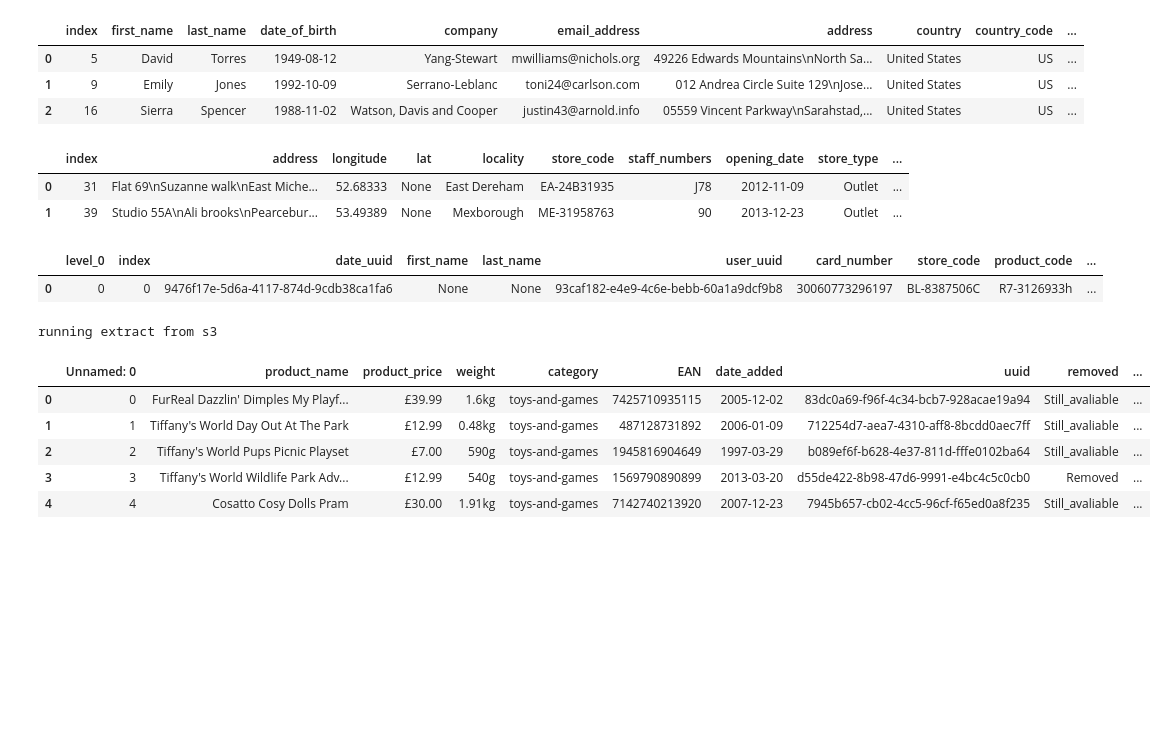
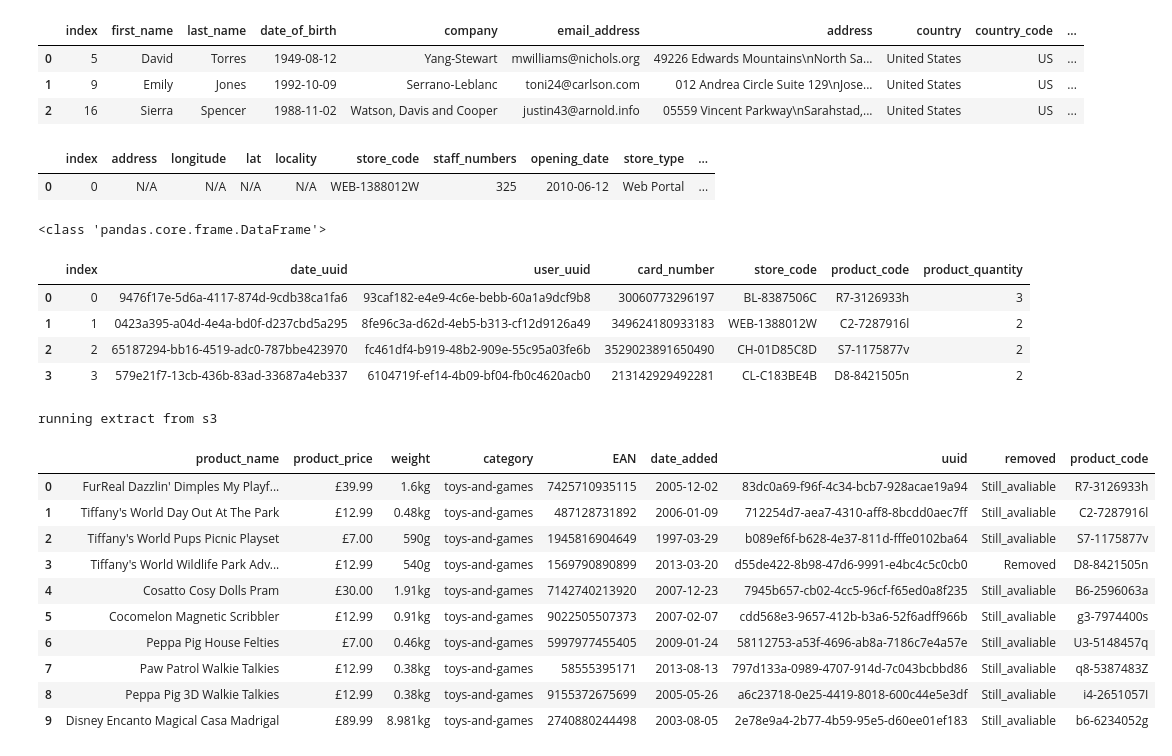
Before and after one commit to Lost-Crow23/multinational-retail-data-centralisation, a Jupyter notebook: scratch.ipynb, the cells around one changed output. Drawn from its saved outputs; the diff is of its cells as text; code cells hidden in the pictures; blank space fills up the shorter version.

```diff
--- a/scratch.ipynb
+++ b/scratch.ipynb
@@ -87,7 +91,7 @@ legacy_store_details = pd.read_sql_table('legacy_store_details', engine)
 # Define your SQL query
 # query = "SELECT * FROM legacy_users WHERE first_name = 'Danielle' and last_name = 'Bryan'"
 # card_number_pattern = '?'
-query = "SELECT * FROM legacy_store_details WHERE store_type = 'Outlet'"
+query = "SELECT * FROM legacy_store_details WHERE longitude = 'N/A'"
 # \WHERE card_number LIKE pattern"
 # params = {'pattern': f'%{card_number_pattern}%'}
 # Execute the query and store the result in a DataFrame
@@ -95,11 +99,12 @@ result_df = pd.read_sql_query(query, engine)
 
 # Display the result
 df = pd.DataFrame(result_df)
-df.head(2)
+# df.drop(columns = ['level_0'])
+# df['staff_numbers'] = df['staff_numbers'].str.replace(r"(\D)", "", regex = True)
+df.head(10)
 # %% [output]
 |  | index | address | longitude | lat | locality | store_code | staff_numbers | opening_date | store_type | ... |
-| 0 | 31 | Flat 69\nSuzanne walk\nEast Miche... | 52.68333 | None | East Dereham | EA-24B31935 | J78 | 2012-11-09 | Outlet | ... |
-| 1 | 39 | Studio 55A\nAli brooks\nPearcebur... | 53.49389 | None | Mexborough | ME-31958763 | 90 | 2013-12-23 | Outlet | ... |
+| 0 | 0 | N/A | N/A | N/A | N/A | WEB-1388012W | 325 | 2010-06-12 | Web Portal | ... |
 # %%
 orders_table = pd.read_sql_table('orders_table', engine)
 
@@ -108,11 +113,20 @@ query = "SELECT * FROM orders_table"
 result_df = pd.read_sql_query(query, engine)
 
 df = pd.DataFrame(result_df)
-
-df.head(1)
+print(type(df))
+df['card_number'] = df['card_number'].apply(str)
+df['card_number'] = df['card_number'].str.replace(r'\?', '', regex = True)
+df = df.drop(['level_0', 'first_name', 'last_name', '1'], axis = 1)
+# df.drop(df.columns[0], axis = 1, inplace = True)
+df.reset_index(drop = True, inplace= True)
+df.head(4)
 # %% [output]
+<class 'pandas.core.frame.DataFrame'>
-|  | level_0 | index | date_uuid | first_name | last_name | user_uuid | card_number | store_code | product_code | ... |
-| 0 | 0 | 0 | 9476f17e-5d6a-4117-874d-9cdb38ca1fa6 | None | None | 93caf182-e4e9-4c6e-bebb-60a1a9dcf9b8 | 30060773296197 | BL-8387506C | R7-3126933h | ... |
+|  | index | date_uuid | user_uuid | card_number | store_code | product_code | product_quantity |
+| 0 | 0 | 9476f17e-5d6a-4117-874d-9cdb38ca1fa6 | 93caf182-e4e9-4c6e-bebb-60a1a9dcf9b8 | 30060773296197 | BL-8387506C | R7-3126933h | 3 |
+| 1 | 1 | 0423a395-a04d-4e4a-bd0f-d237cbd5a295 | 8fe96c3a-d62d-4eb5-b313-cf12d9126a49 | 349624180933183 | WEB-1388012W | C2-7287916l | 2 |
+| 2 | 2 | 65187294-bb16-4519-adc0-787bbe423970 | fc461df4-b919-48b2-909e-55c95a03fe6b | 3529023891650490 | CH-01D85C8D | S7-1175877v | 2 |
+| 3 | 3 | 579e21f7-13cb-436b-83ad-33687a4eb337 | 6104719f-ef14-4b09-bf04-fb0c4620acb0 | 213142929492281 | CL-C183BE4B | D8-8421505n | 2 |
 # %%
 def extract_from_s3(self, address):
     print("running extract from s3")
@@ -135,16 +149,23 @@ def extract_from_s3(self, address):
 # %%
 address = 's3://data-handling-public/products.csv'
 df = extract_from_s3(address, address)
-
-df.head()
+df.drop(df.columns[0], axis = 1, inplace = True)
+# df.reset_index(drop = True, inplace= True)
+query = "SELECT * FROM products.csv"
+df.head(10)
 # %% [output]
 running extract from s3
-|  | Unnamed: 0 | product_name | product_price | weight | category | EAN | date_added | uuid | removed | ... |
-| 0 | 0 | FurReal Dazzlin' Dimples My Playf... | £39.99 | 1.6kg | toys-and-games | 7425710935115 | 2005-12-02 | 83dc0a69-f96f-4c34-bcb7-928acae19a94 | Still_avaliable | ... |
-| 1 | 1 | Tiffany's World Day Out At The Park | £12.99 | 0.48kg | toys-and-games | 487128731892 | 2006-01-09 | 712254d7-aea7-4310-aff8-8bcdd0aec7ff | Still_avaliable | ... |
-| 2 | 2 | Tiffany's World Pups Picnic Playset | £7.00 | 590g | toys-and-games | 1945816904649 | 1997-03-29 | b089ef6f-b628-4e37-811d-fffe0102ba64 | Still_avaliable | ... |
-| 3 | 3 | Tiffany's World Wildlife Park Adv... | £12.99 | 540g | toys-and-games | 1569790890899 | 2013-03-20 | d55de422-8b98-47d6-9991-e4bc4c5c0cb0 | Removed | ... |
-| 4 | 4 | Cosatto Cosy Dolls Pram | £30.00 | 1.91kg | toys-and-games | 7142740213920 | 2007-12-23 | 7945b657-cb02-4cc5-96cf-f65ed0a8f235 | Still_avaliable | ... |
+|  | product_name | product_price | weight | category | EAN | date_added | uuid | removed | product_code |
+| 0 | FurReal Dazzlin' Dimples My Playf... | £39.99 | 1.6kg | toys-and-games | 7425710935115 | 2005-12-02 | 83dc0a69-f96f-4c34-bcb7-928acae19a94 | Still_avaliable | R7-3126933h |
+| 1 | Tiffany's World Day Out At The Park | £12.99 | 0.48kg | toys-and-games | 487128731892 | 2006-01-09 | 712254d7-aea7-4310-aff8-8bcdd0aec7ff | Still_avaliable | C2-7287916l |
+| 2 | Tiffany's World Pups Picnic Playset | £7.00 | 590g | toys-and-games | 1945816904649 | 1997-03-29 | b089ef6f-b628-4e37-811d-fffe0102ba64 | Still_avaliable | S7-1175877v |
+| 3 | Tiffany's World Wildlife Park Adv... | £12.99 | 540g | toys-and-games | 1569790890899 | 2013-03-20 | d55de422-8b98-47d6-9991-e4bc4c5c0cb0 | Removed | D8-8421505n |
+| 4 | Cosatto Cosy Dolls Pram | £30.00 | 1.91kg | toys-and-games | 7142740213920 | 2007-12-23 | 7945b657-cb02-4cc5-96cf-f65ed0a8f235 | Still_avaliable | B6-2596063a |
+| 5 | Cocomelon Magnetic Scribbler | £12.99 | 0.91kg | toys-and-games | 9022505507373 | 2007-02-07 | cdd568e3-9657-412b-b3a6-52f6adff966b | Still_avaliable | g3-7974400s |
+| 6 | Peppa Pig House Felties | £7.00 | 0.46kg | toys-and-games | 5997977455405 | 2009-01-24 | 58112753-a53f-4696-ab8a-7186c7e4a57e | Still_avaliable | U3-5148457q |
+| 7 | Paw Patrol Walkie Talkies | £12.99 | 0.38kg | toys-and-games | 58555395171 | 2013-08-13 | 797d133a-0989-4707-914d-7c043bcbbd86 | Still_avaliable | q8-5387483Z |
+| 8 | Peppa Pig 3D Walkie Talkies | £12.99 | 0.38kg | toys-and-games | 9155372675699 | 2005-05-26 | a6c23718-0e25-4419-8018-600c44e5e3df | Still_avaliable | i4-2651057I |
+| 9 | Disney Encanto Magical Casa Madrigal | £89.99 | 8.981kg | toys-and-games | 2740880244498 | 2003-08-05 | 2e78e9a4-2b77-4b59-95e5-d60ee01ef183 | Still_avaliable | b6-6234052g |
 # %%
 s3_address_1 = 'https://data-handling-public.s3.eu-west-1.amazonaws.com/date_details.json'
 df = extract_from_s3(address, s3_address_1)
```
Also changed, not shown: parts of 8 cells of this notebook, 5 other files.
